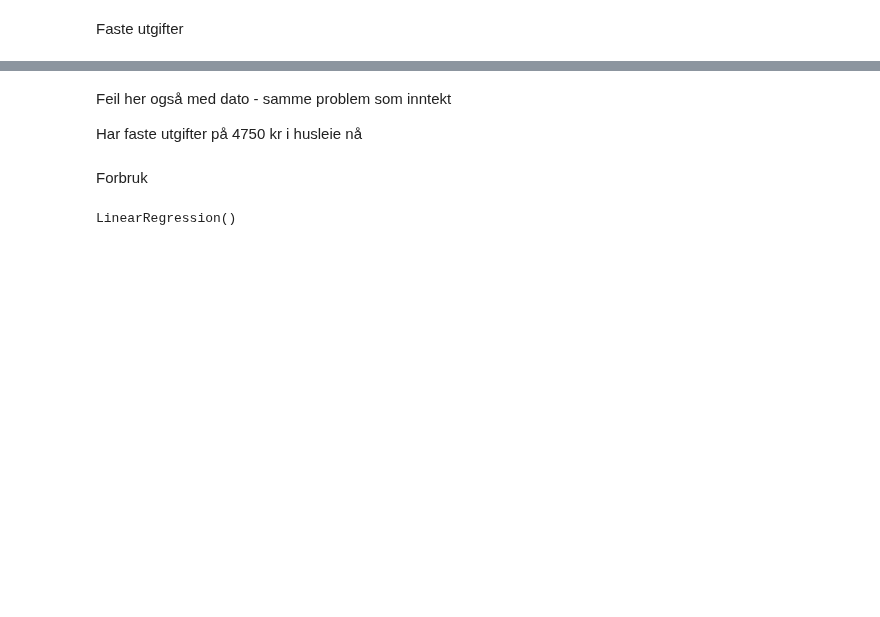
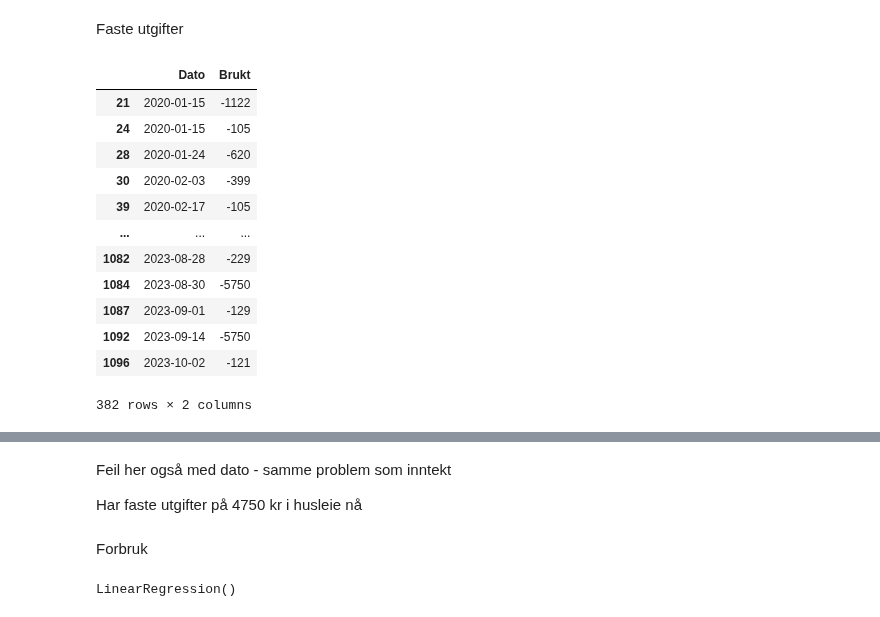
Before and after one commit to 591118/ProsjektADAH2023, a Jupyter notebook: prosjekt501.ipynb, the cells around one changed output, grey strips where cells are left out. Cells and saved outputs as stored; diff of their text form; code cells hidden in the pictures; blank space fills up the shorter version.

```diff
--- a/prosjekt501.ipynb
+++ b/prosjekt501.ipynb
@@ -122,3 +135,19 @@ Små feil for income og dato
 # %% [markdown]
 Faste utgifter
+# %%
+faste_utgifter
+# %% [output]
+|  | Dato | Brukt |
+| 21 | 2020-01-15 | -1122 |
+| 24 | 2020-01-15 | -105 |
+| 28 | 2020-01-24 | -620 |
+| 30 | 2020-02-03 | -399 |
+| 39 | 2020-02-17 | -105 |
+| ... | ... | ... |
+| 1082 | 2023-08-28 | -229 |
+| 1084 | 2023-08-30 | -5750 |
+| 1087 | 2023-09-01 | -129 |
+| 1092 | 2023-09-14 | -5750 |
+| 1096 | 2023-10-02 | -121 |
+382 rows × 2 columns
 # %%
```
Also changed, not shown: parts of 18 cells of this notebook, 1 other file.
